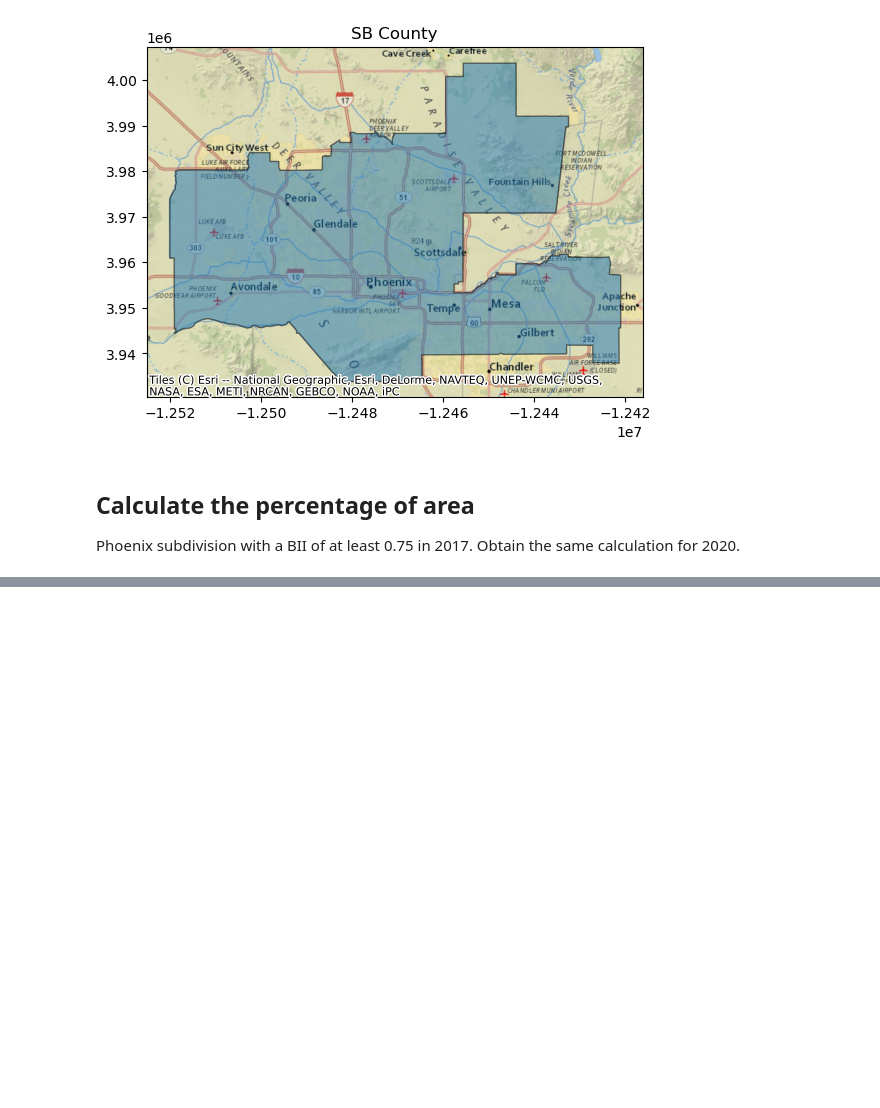
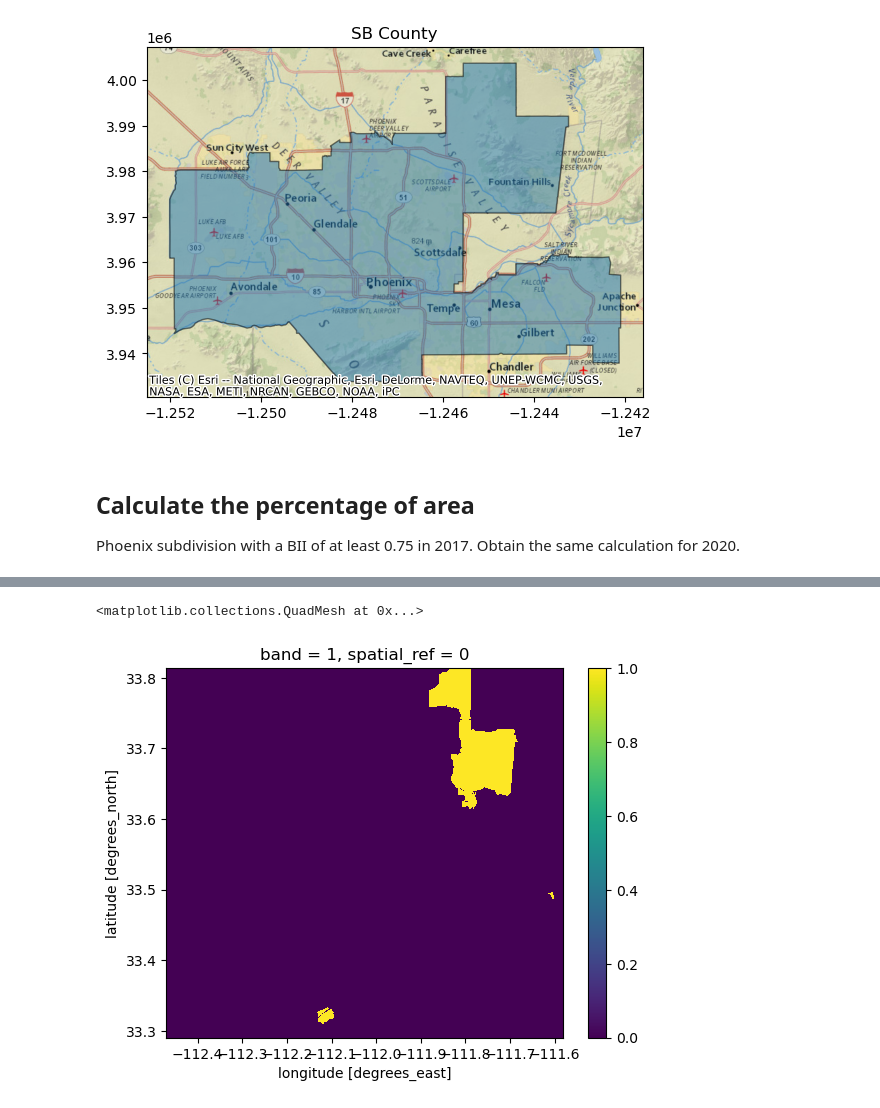
Before and after one commit to lunacatalan/biodiversity-loss-phoenix, a Jupyter notebook: bii_phoenix.ipynb, the cells around one changed output, grey strips where cells are left out. Saved outputs shown, nothing was run; the diff lists cells and outputs as text; code cells hidden in the pictures; blank space fills up the shorter version.

```diff
--- a/bii_phoenix.ipynb
+++ b/bii_phoenix.ipynb
@@ -123,0 +145,3 @@ bii_phoenix_20 = phoenix_20>=0.75
+# %%
+bii_20 = bii_phoenix_20.astype(int)
+bii_20
@@ -142,0 +183,8 @@ Text(0.5, 1.0, 'SB County')
+# %%
+
+
+# set the 0s to NA values
+bii_20.plot()
+# %% [output]
+<matplotlib.collections.QuadMesh at 0x...>
+[figure, added]
```
Also changed, not shown: parts of 10 cells of this notebook.
